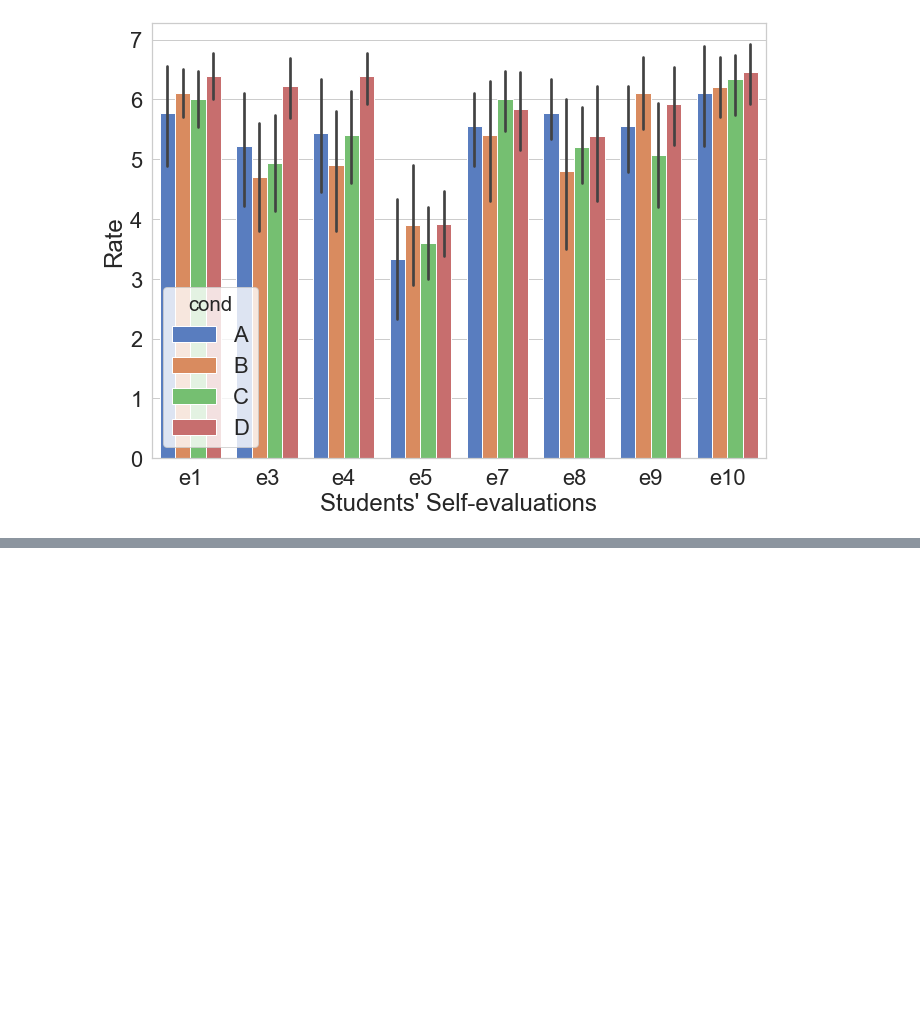
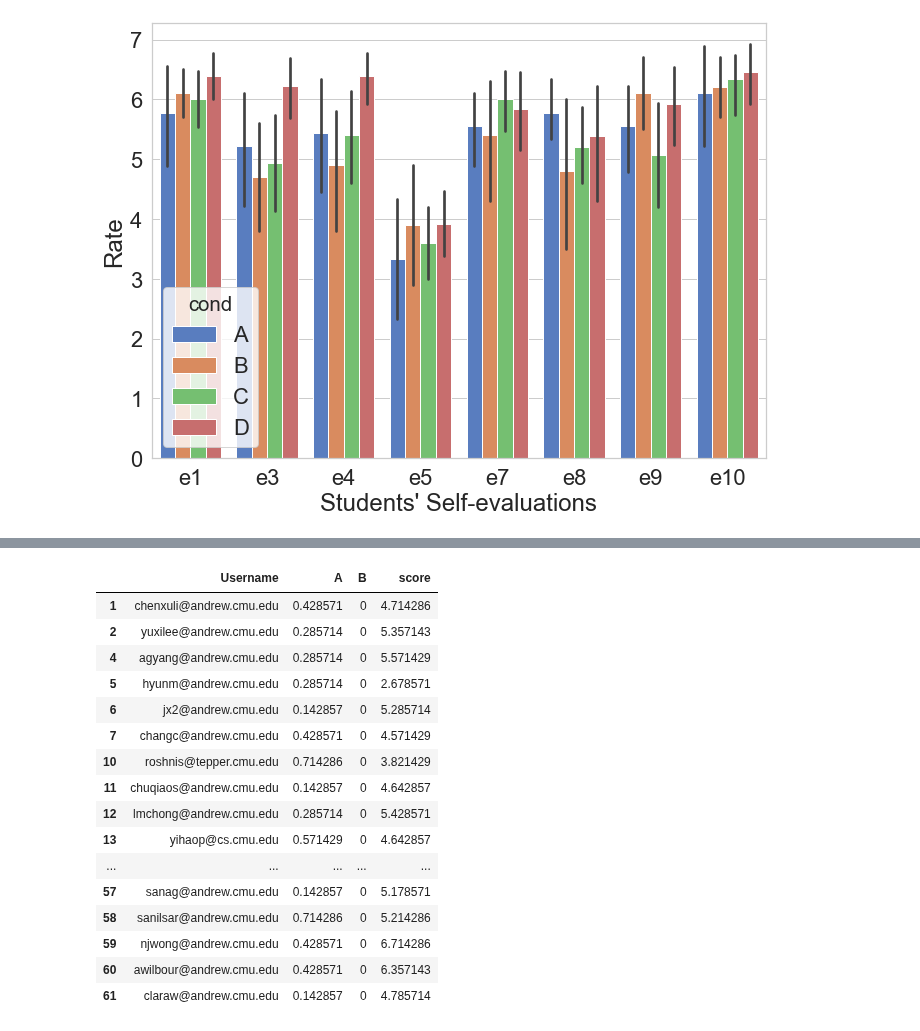
Before and after one commit to WesDeng/Recidivism_Exp, a Jupyter notebook: Quantitive Analysis.ipynb, the cells around one changed output, grey strips where cells are left out. Saved outputs shown, nothing was run; the diff lists cells and outputs as text; code cells hidden in the pictures; blank space fills up the shorter version.

```diff
--- a/Quantitive Analysis.ipynb
+++ b/Quantitive Analysis.ipynb
@@ -200,0 +219,3 @@ seperate_condition(feedback, "Students' Self-evaluations", "Rate", "evaluation_s
+# %%
+df = pd.read_csv('./Quizdup.csv')
+df.columns
@@ -200,0 +247,4 @@ seperate_condition(feedback, "Students' Self-evaluations", "Rate", "evaluation_s
+# %%
+email_name = pd.read_csv('./data/all_together.csv')
+email_name = email_name[['Username', 'Full Name']]
+email_name.head()
@@ -200,0 +258,23 @@ seperate_condition(feedback, "Students' Self-evaluations", "Rate", "evaluation_s
+# %%
+df_new = df.merge(email_name, left_on='name', right_on='Full Name', how='left')
+# %%
+df_new = df_new[['Username', 'A', 'B', 'score']]
+df_new.dropna(subset=['Username'])
+# %% [output]
+|  | Username | A | B | score |
+| 1 | chenxuli@andrew.cmu.edu | 0.428571 | 0 | 4.714286 |
+| 2 | yuxilee@andrew.cmu.edu | 0.285714 | 0 | 5.357143 |
+| 4 | agyang@andrew.cmu.edu | 0.285714 | 0 | 5.571429 |
+| 5 | hyunm@andrew.cmu.edu | 0.285714 | 0 | 2.678571 |
+| 6 | jx2@andrew.cmu.edu | 0.142857 | 0 | 5.285714 |
+| 7 | changc@andrew.cmu.edu | 0.428571 | 0 | 4.571429 |
+| 10 | roshnis@tepper.cmu.edu | 0.714286 | 0 | 3.821429 |
+| 11 | chuqiaos@andrew.cmu.edu | 0.142857 | 0 | 4.642857 |
+| 12 | lmchong@andrew.cmu.edu | 0.285714 | 0 | 5.428571 |
+| 13 | yihaop@cs.cmu.edu | 0.571429 | 0 | 4.642857 |
+| ... | ... | ... | ... | ... |
+| 57 | sanag@andrew.cmu.edu | 0.142857 | 0 | 5.178571 |
+| 58 | sanilsar@andrew.cmu.edu | 0.714286 | 0 | 5.214286 |
+| 59 | njwong@andrew.cmu.edu | 0.428571 | 0 | 6.714286 |
+| 60 | awilbour@andrew.cmu.edu | 0.428571 | 0 | 6.357143 |
+| 61 | claraw@andrew.cmu.edu | 0.142857 | 0 | 4.785714 |
```
Also changed, not shown: parts of 5 cells of this notebook, 3 other files.
